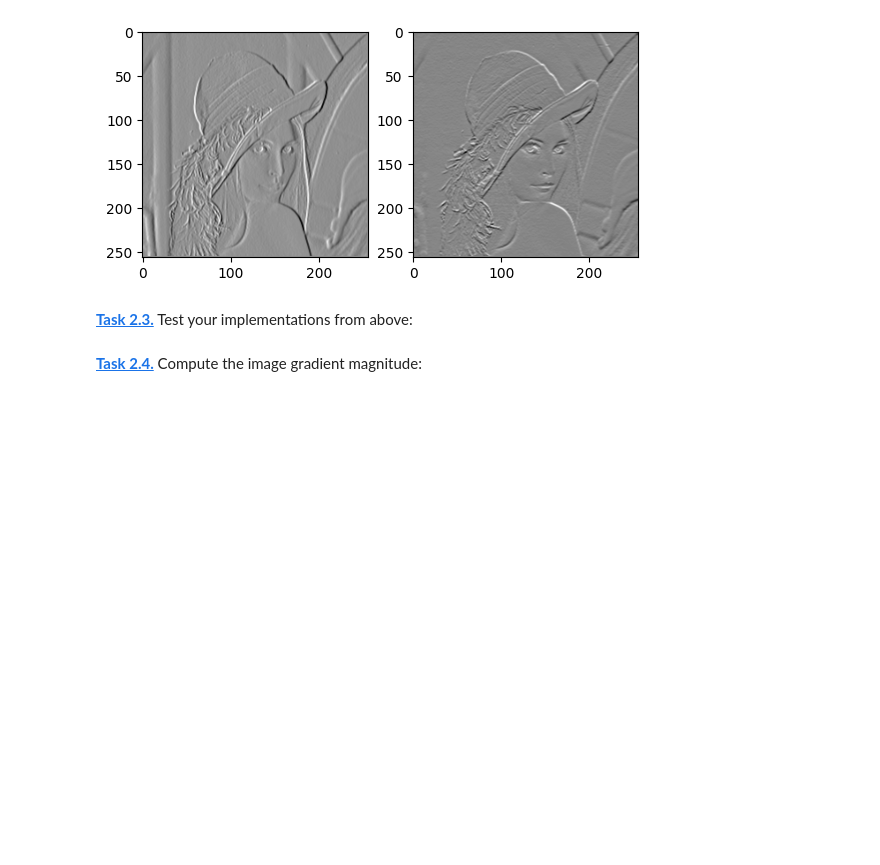
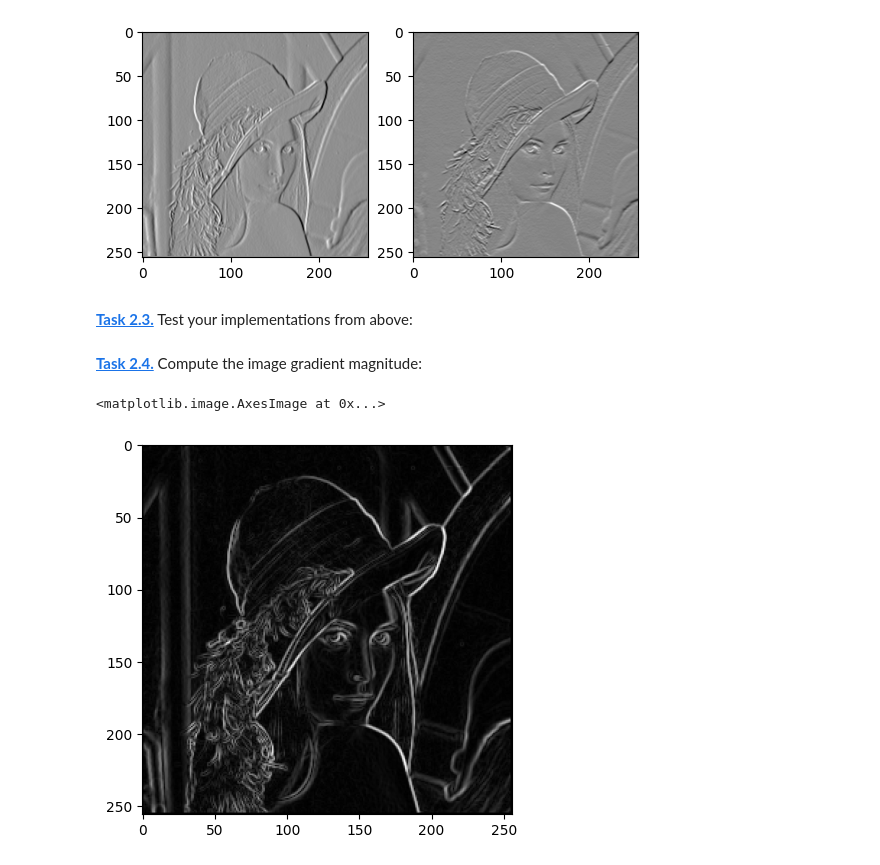
Before and after one commit to PhilippScheulen/philipp-does-fun-hacker-stuff, a Jupyter notebook: sobel.ipynb, the cells around one changed output. Saved outputs shown, nothing was run; the diff lists cells and outputs as text; code cells hidden in the pictures; blank space fills up the shorter version.

```diff
--- a/sobel.ipynb
+++ b/sobel.ipynb
@@ -42,3 +42,9 @@ plt.imshow(lenah,cmap="grey")
 **[Task 2.3.]()** Test your implementations from above:
 # %% [markdown]
 **[Task 2.4.]()** Compute the image gradient magnitude:
+# %%
+Magnitude = np.sqrt(lenav **2 + lenah ** 2)
+plt.imshow(Magnitude,cmap="grey")
+# %% [output]
+<matplotlib.image.AxesImage at 0x...>
+[figure, added]
```
